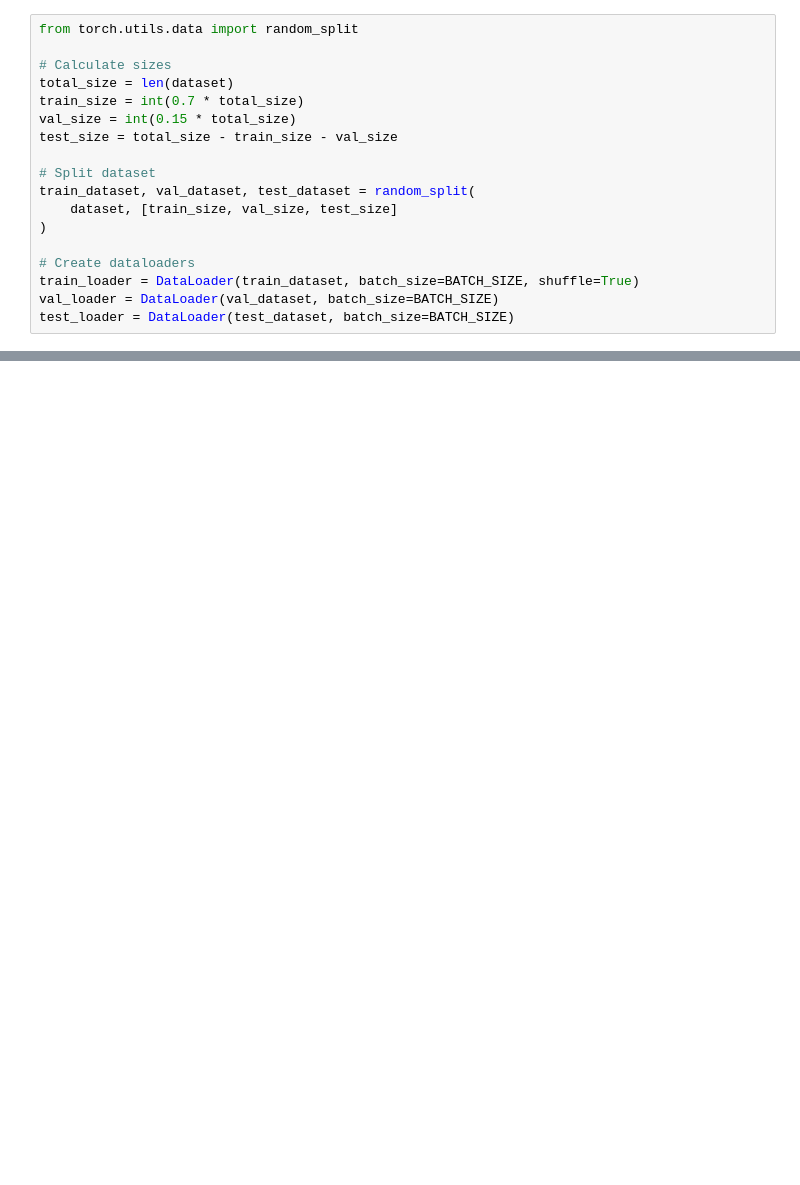
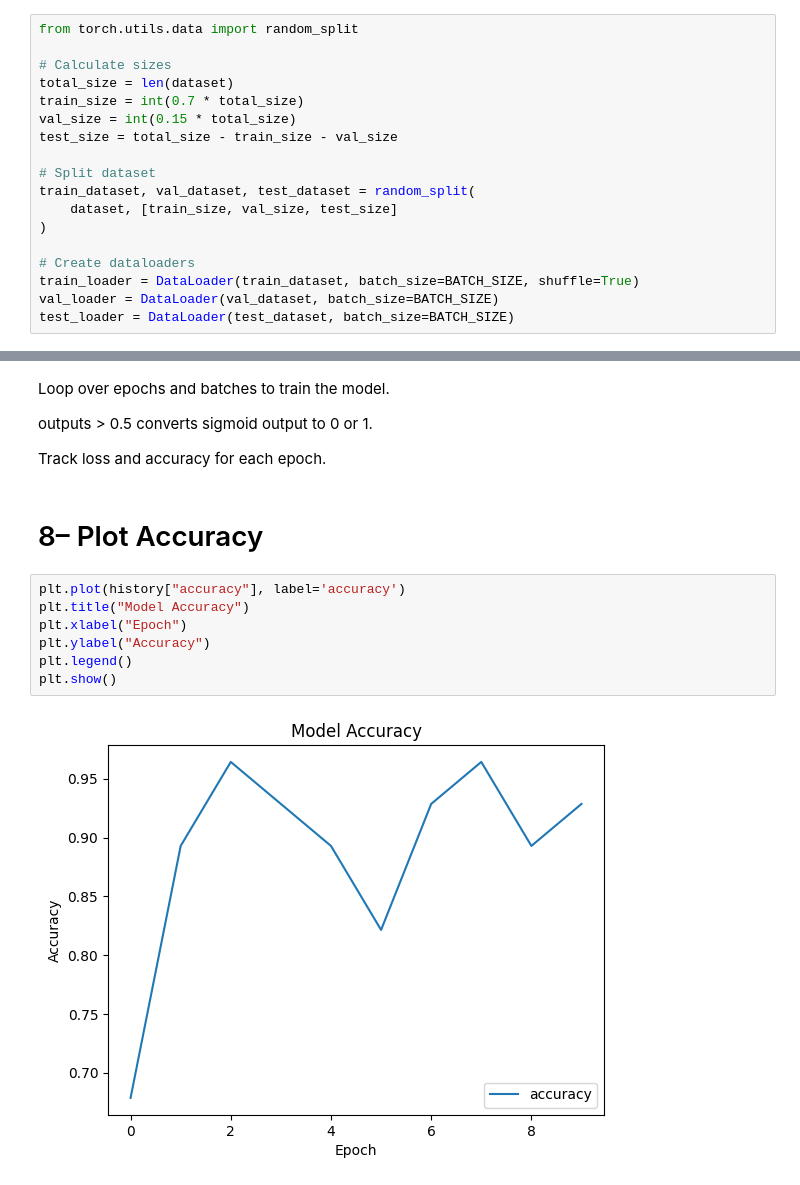
Before and after one commit to Fontys-Group-8-AMD/Jugo, a Jupyter notebook: model/JugoModelO3.ipynb, the cells around one changed output, grey strips where cells are left out. Saved outputs shown, nothing was run; the diff lists cells and outputs as text; blank space fills up the shorter version.

```diff
--- a/model/JugoModelO3.ipynb
+++ b/model/JugoModelO3.ipynb
@@ -163,0 +189,17 @@ for epoch in range(EPOCHS):
+# %% [markdown]
+Loop over epochs and batches to train the model.
+
+outputs > 0.5 converts sigmoid output to 0 or 1.
+
+Track loss and accuracy for each epoch.
+# %% [markdown]
+# 8– Plot Accuracy
+# %%
+plt.plot(history["accuracy"], label='accuracy')
+plt.title("Model Accuracy")
+plt.xlabel("Epoch")
+plt.ylabel("Accuracy")
+plt.legend()
+plt.show()
+# %% [output]
+[figure, added]
```
Also changed, not shown: parts of 11 cells of this notebook.
